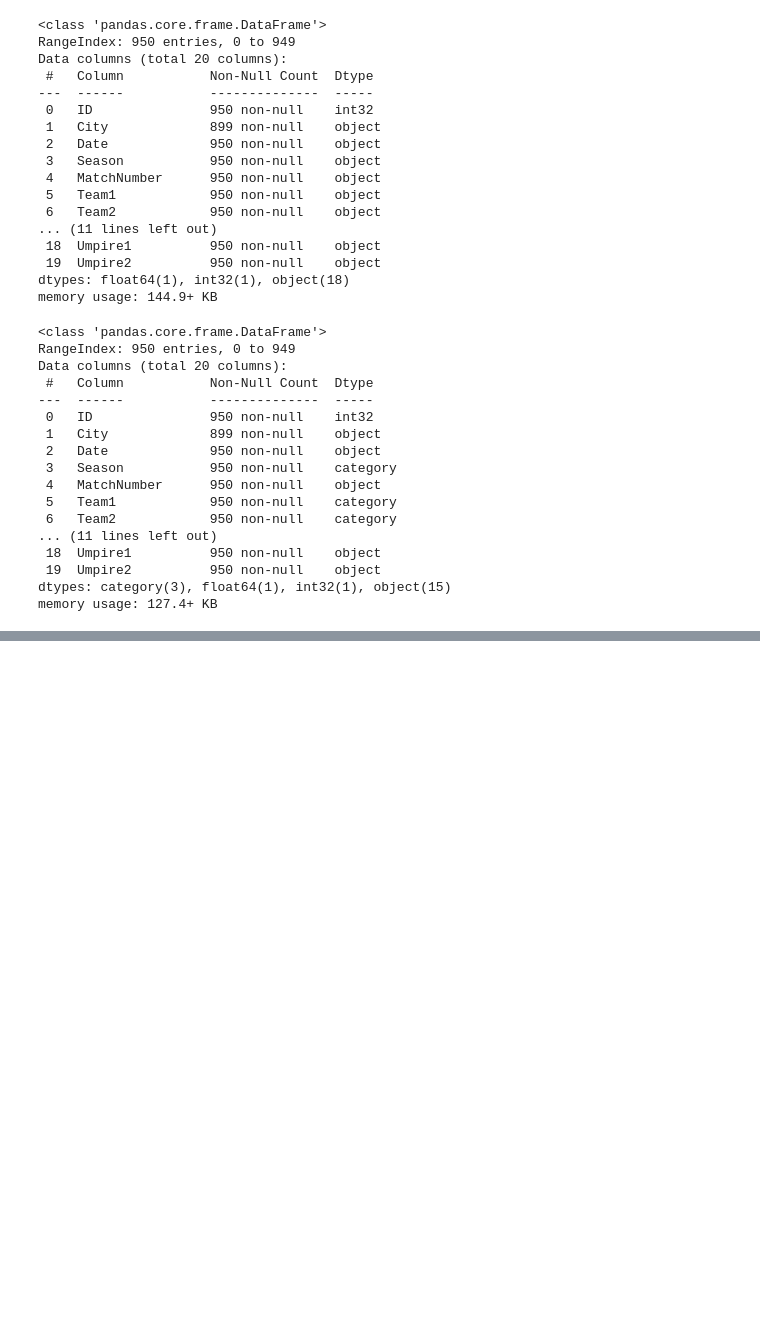
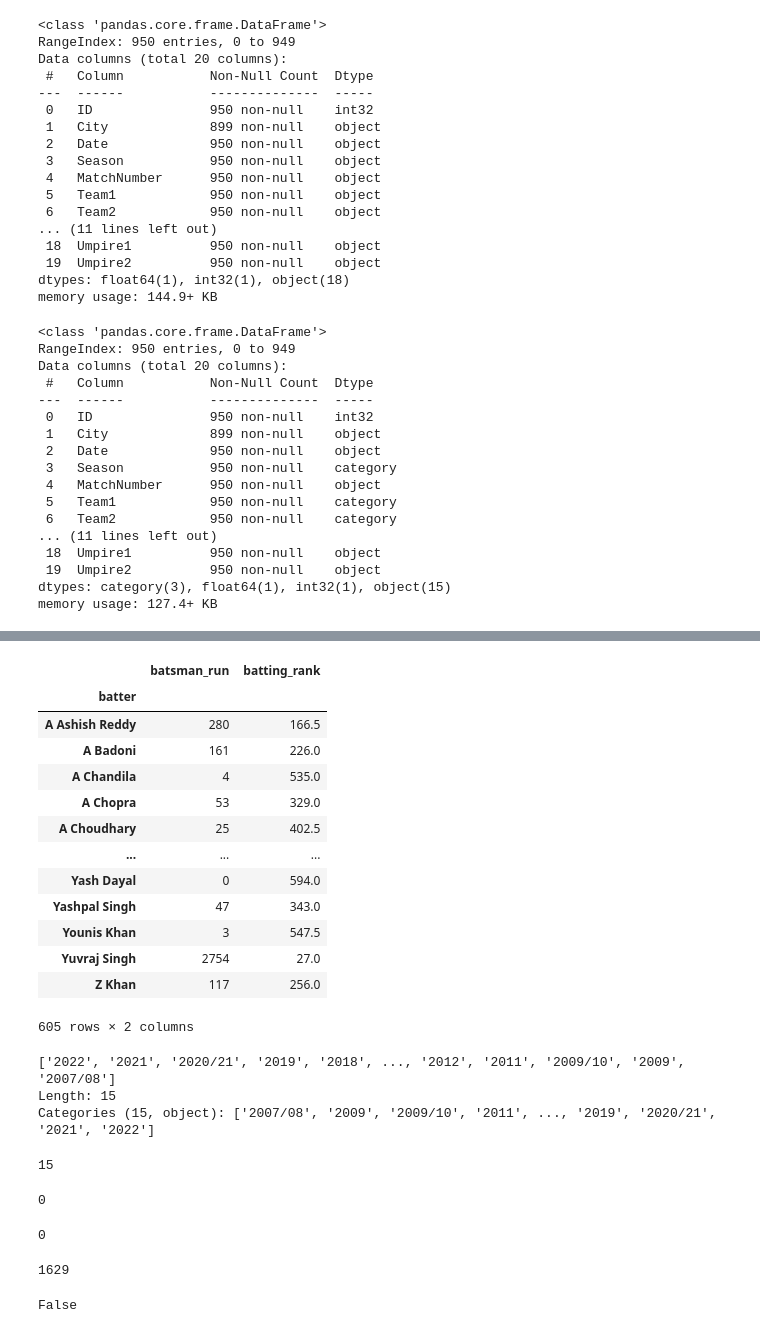
Before and after one commit to Evergreenies/data-science-learning, a Jupyter notebook: pandas-practices/pandas-dataframes/pandas-dataframe.ipynb, the cells around one changed output, grey strips where cells are left out. Saved outputs shown, nothing was run; the diff lists cells and outputs as text; code cells hidden in the pictures; blank space fills up the shorter version.

```diff
--- a/pandas-practices/pandas-dataframes/pandas-dataframe.ipynb
+++ b/pandas-practices/pandas-dataframes/pandas-dataframe.ipynb
@@ -692,0 +802,44 @@ memory usage: 127.4+ KB
+# %%
+batsman.set_index('batter', inplace=True)
+batsman
+# %% [output]
+|  | batsman_run | batting_rank |
+| batter |  |  |
+| A Ashish Reddy | 280 | 166.5 |
+| A Badoni | 161 | 226.0 |
+| A Chandila | 4 | 535.0 |
+| A Chopra | 53 | 329.0 |
+| A Choudhary | 25 | 402.5 |
+| ... | ... | ... |
+| Yash Dayal | 0 | 594.0 |
+| Yashpal Singh | 47 | 343.0 |
+| Younis Khan | 3 | 547.5 |
+| Yuvraj Singh | 2754 | 27.0 |
+| Z Khan | 117 | 256.0 |
+605 rows × 2 columns
+# %%
+ipl['Season'].unique()
+# %% [output]
+['2022', '2021', '2020/21', '2019', '2018', ..., '2012', '2011', '2009/10', '2009', '2007/08']
+Length: 15
+Categories (15, object): ['2007/08', '2009', '2009/10', '2011', ..., '2019', '2020/21', '2021', '2022']
+# %%
+ipl['Season'].nunique()
+# %% [output]
+15
+# %%
+movies['genres'].isnull().sum()
+# %% [output]
+0
+# %%
+movies['is_adult'].isna().sum()
+# %% [output]
+0
+# %%
+movies['summary'].notnull().sum()
+# %% [output]
+1629
+# %%
+students['lpa'].hasnans
+# %% [output]
+False
```
Also changed, not shown: parts of 13 cells of this notebook.
